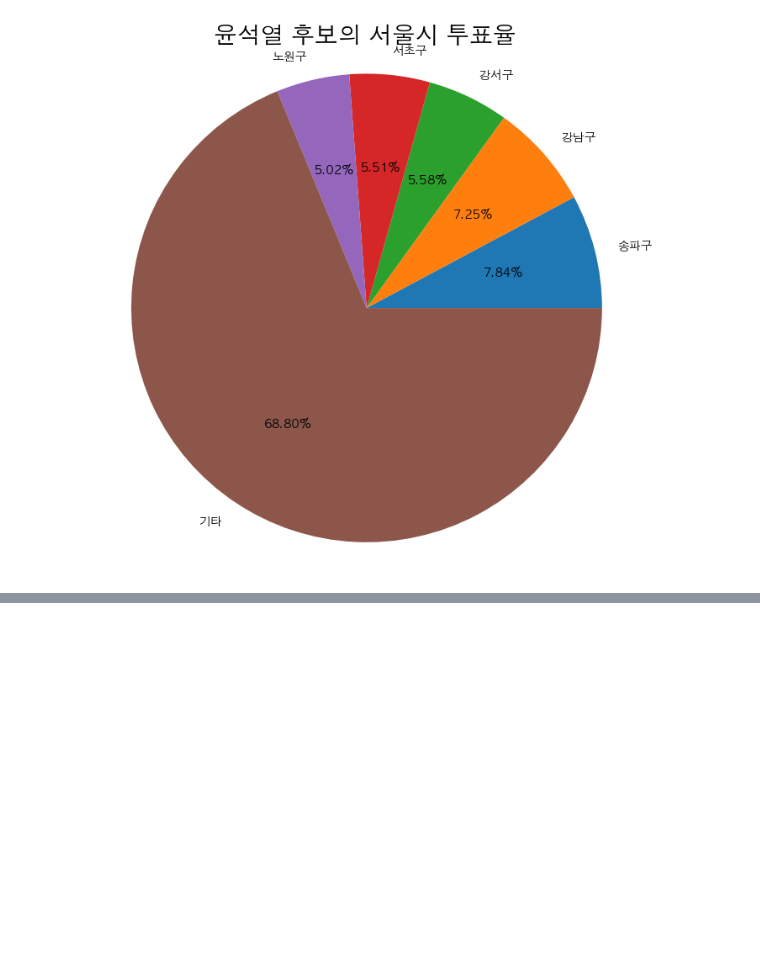
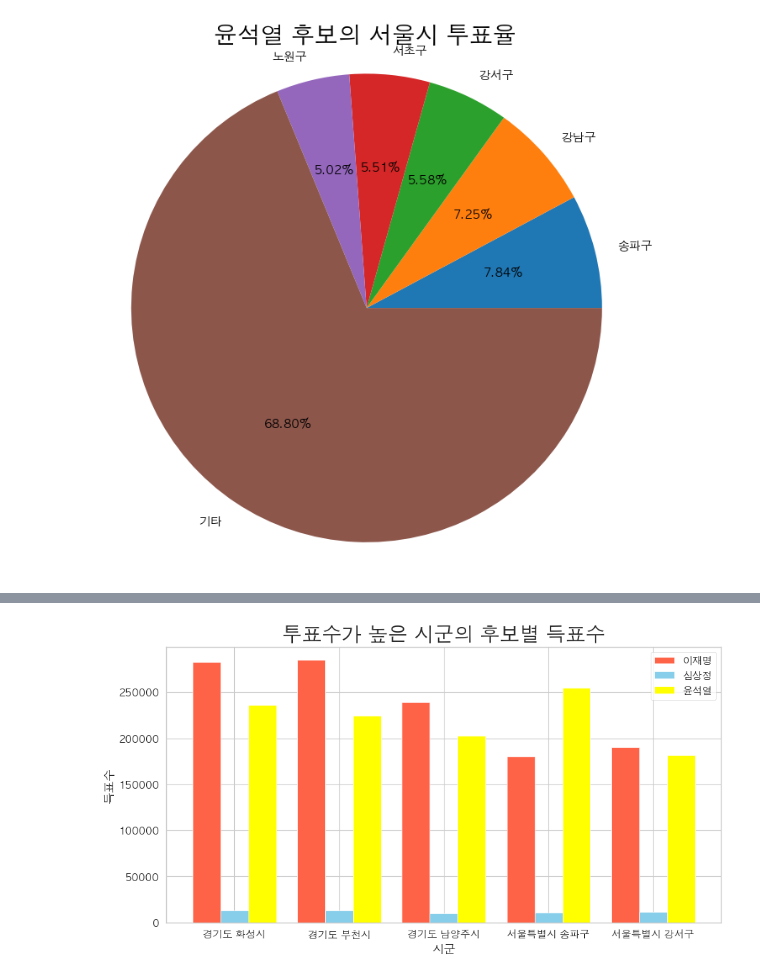
Before and after one commit to naddda0813/Python, a Jupyter notebook: 3.DataAnalysis/Note/13.대선자료시각화.ipynb, the cells around one changed output, grey strips where cells are left out. Cells and saved outputs as stored; diff of their text form; code cells hidden in the pictures; blank space fills up the shorter version.

```diff
--- a/3.DataAnalysis/Note/13.대선자료시각화.ipynb
+++ b/3.DataAnalysis/Note/13.대선자료시각화.ipynb
@@ -374,0 +569,7 @@ plt.style.use
+# %%
+# 정렬
+vote_most_sigun.sort_values(by='투표수', ascending= False,inplace= True)
+# %%
+# 5곳만 뽑기
+vote_most_sigun =vote_most_sigun.head(5)
+vote_most_sigun
@@ -374,0 +584,4 @@ plt.style.use
+# %%
+# 투표수 제외 하고 순서 정렬
+vote_most_sigun = vote_most_sigun.iloc[:,[1,2,0]]
+vote_most_sigun
@@ -374,0 +596,21 @@ plt.style.use
+# %%
+vote_most_sigun.index = ['경기도 화성시','경기도 부천시','경기도 남양주시','서울특별시 송파구','서울특별시 강서구']
+# %%
+vote_most_sigun.plot(
+    kind="bar",
+    color = ['tomato', 'skyblue','yellow'],
+    width = 0.8,
+    figsize= (10,5)
+)
+plt.rcParams
+# xlabel 정렬
+plt.xticks(rotation = 0)
+#label
+plt.xlabel("시군")
+plt.ylabel("득표수")
+plt.title("투표수가 높은 시군의 후보별 득표수",size=20)
+plt.savefig("../Data/투표수가 높은 시군구의 후보별 득표수.png")
+plt.show()
+# 저장
+# %% [output]
+[figure, added]
```
Also changed, not shown: parts of 27 cells of this notebook, 4 other files.
